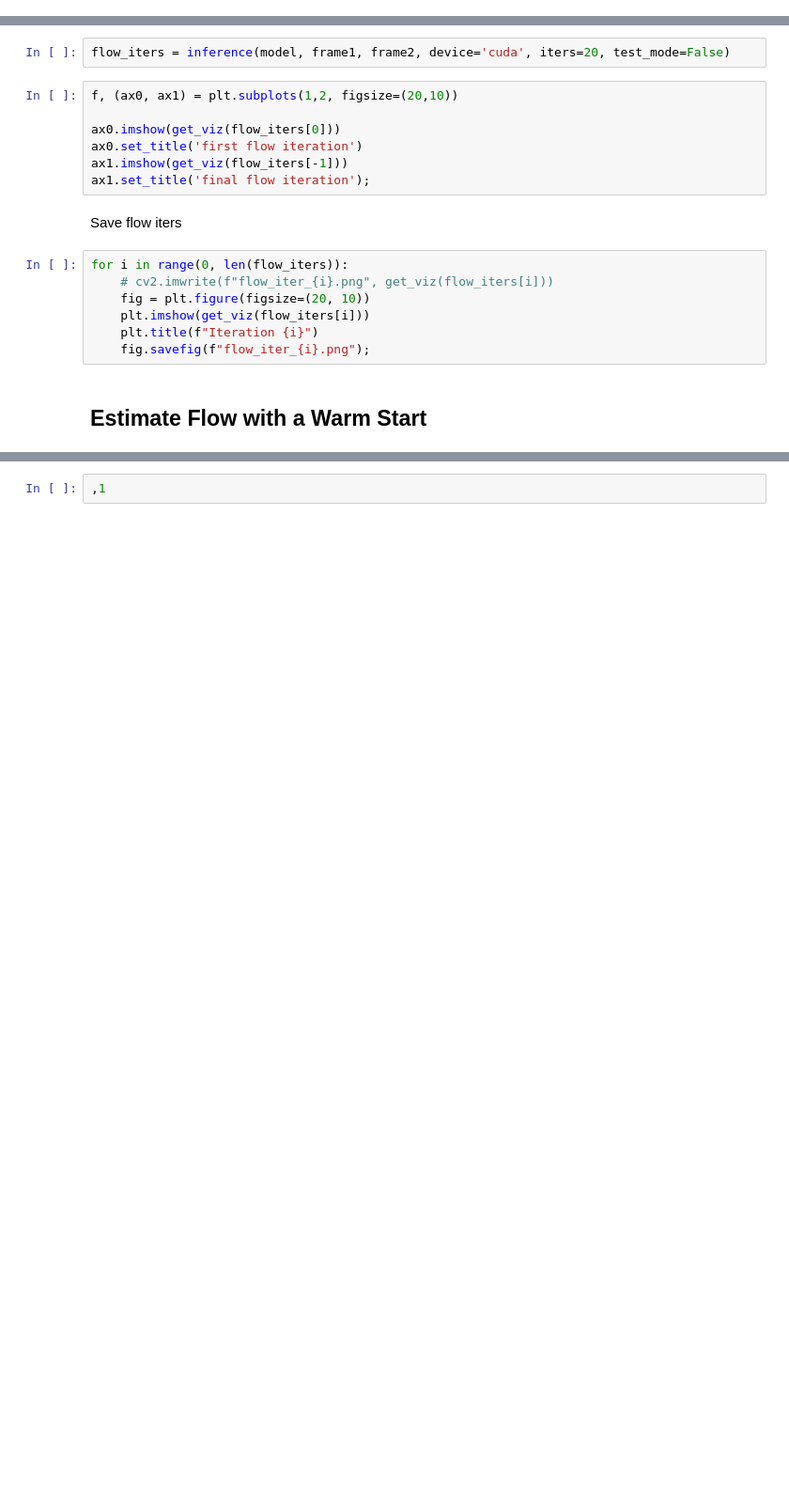
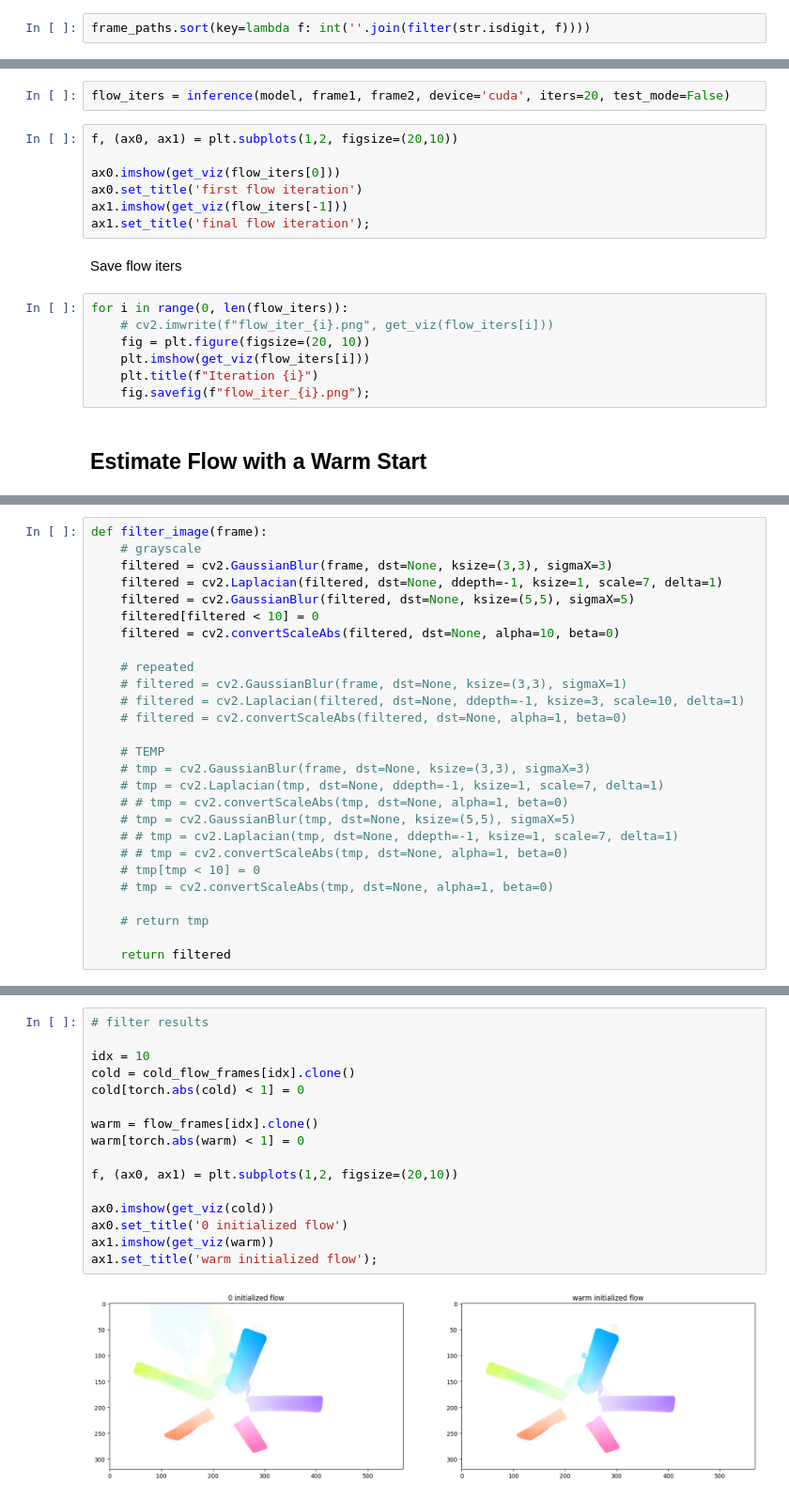
Before and after one commit to itberrios/CV_projects, a Jupyter notebook: RAFT/RAFT_exploration.ipynb, the cells around one changed output, grey strips where cells are left out. Shown at 94% size. Saved outputs shown, nothing was run; the diff lists cells and outputs as text; blank space fills up the shorter version.

```diff
--- a/RAFT/RAFT_exploration.ipynb
+++ b/RAFT/RAFT_exploration.ipynb
@@ -75,3 +85,5 @@ fan_frame_3.png     100%[===================>] 120.86K  --.-KB/s    in 0.02s
+# %%
+frame_paths.sort(key=lambda f: int(''.join(filter(str.isdigit, f))))
 # %%
 demo_path = 'RAFT/demo-frames'
 frame1 = cv2.imread('fan_frame_1.png')
@@ -265,0 +336,27 @@ flow_lo_warm, flow_up_warm = inference(model, frame2, frame3, device='cuda', pad
+# %%
+def filter_image(frame):
+    # grayscale
+    filtered = cv2.GaussianBlur(frame, dst=None, ksize=(3,3), sigmaX=3)
+    filtered = cv2.Laplacian(filtered, dst=None, ddepth=-1, ksize=1, scale=7, delta=1)
+    filtered = cv2.GaussianBlur(filtered, dst=None, ksize=(5,5), sigmaX=5)
+    filtered[filtered < 10] = 0
+    filtered = cv2.convertScaleAbs(filtered, dst=None, alpha=10, beta=0)
+
+    # repeated
+    # filtered = cv2.GaussianBlur(frame, dst=None, ksize=(3,3), sigmaX=1)
+    # filtered = cv2.Laplacian(filtered, dst=None, ddepth=-1, ksize=3, scale=10, delta=1)
+    # filtered = cv2.convertScaleAbs(filtered, dst=None, alpha=1, beta=0)
+
+    # TEMP
+    # tmp = cv2.GaussianBlur(frame, dst=None, ksize=(3,3), sigmaX=3)
+    # tmp = cv2.Laplacian(tmp, dst=None, ddepth=-1, ksize=1, scale=7, delta=1)
+    # # tmp = cv2.convertScaleAbs(tmp, dst=None, alpha=1, beta=0)
+    # tmp = cv2.GaussianBlur(tmp, dst=None, ksize=(5,5), sigmaX=5)
+    # # tmp = cv2.Laplacian(tmp, dst=None, ddepth=-1, ksize=1, scale=7, delta=1)
+    # # tmp = cv2.convertScaleAbs(tmp, dst=None, alpha=1, beta=0)
+    # tmp[tmp < 10] = 0
+    # tmp = cv2.convertScaleAbs(tmp, dst=None, alpha=1, beta=0)
+
+    # return tmp
+
+    return filtered
@@ -275,2 +412,18 @@ ax1.set_title('warm initialized flow');i
-# %%
-,1
+# %%
+# filter results
+
+idx = 10
+cold = cold_flow_frames[idx].clone()
+cold[torch.abs(cold) < 1] = 0
+
+warm = flow_frames[idx].clone()
+warm[torch.abs(warm) < 1] = 0
+
+f, (ax0, ax1) = plt.subplots(1,2, figsize=(20,10))
+
+ax0.imshow(get_viz(cold))
+ax0.set_title('0 initialized flow')
+ax1.imshow(get_viz(warm))
+ax1.set_title('warm initialized flow');
+# %% [output]
+[figure, added]
```
Also changed, not shown: parts of 26 cells of this notebook.
